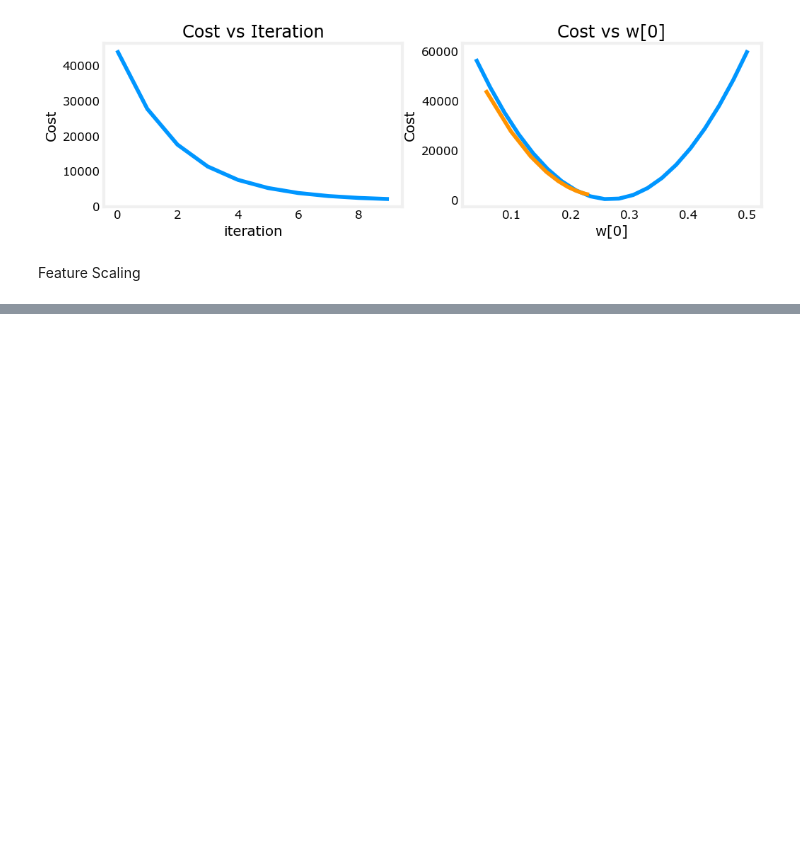
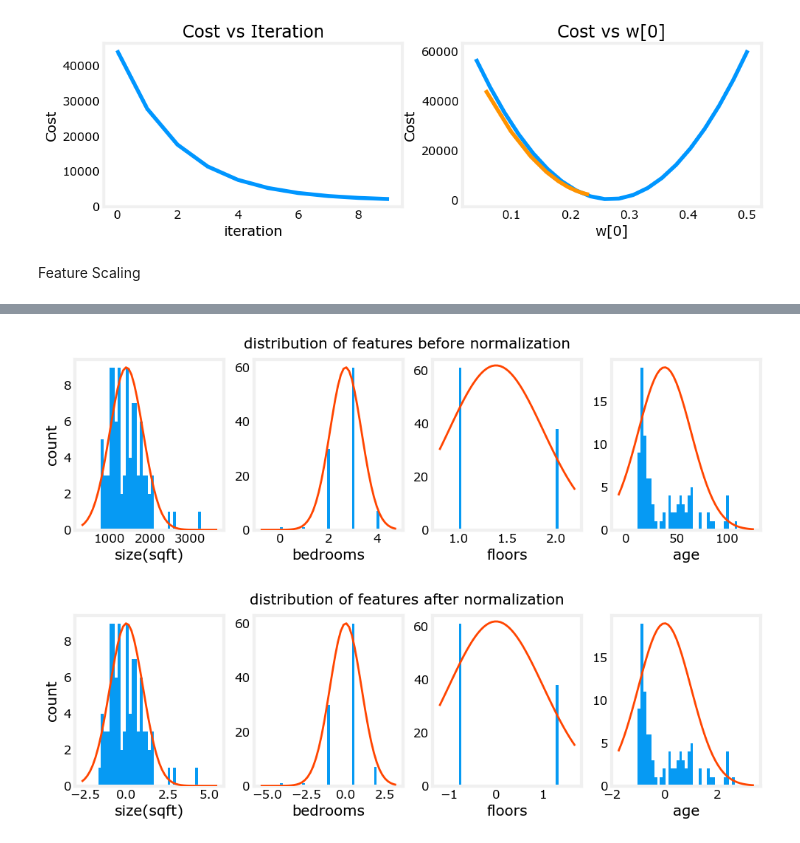
Before and after one commit to Roshanchau/learning_ML, a Jupyter notebook: supervised/4_feature_scaling_learning_rate.ipynb, the cells around one changed output, grey strips where cells are left out. Drawn from its saved outputs; the diff is of its cells as text; code cells hidden in the pictures; blank space fills up the shorter version.

```diff
--- a/supervised/4_feature_scaling_learning_rate.ipynb
+++ b/supervised/4_feature_scaling_learning_rate.ipynb
@@ -101,0 +106,10 @@ Feature Scaling
+# %%
+def zscore_normalize_features(X):
+    # find the mean of each column/feature
+    mu = np.mean(X, axis=0)
+    # find the standard deviation of each column/feature
+    sigma= np.std(X , axis=0)
+    # element-wise , subtract mu for that column from each example , divide by std for the column
+    X_norm= (X- mu)/sigma
+
+    return (X_norm , mu , sigma)
@@ -101,0 +153,19 @@ Feature Scaling
+# %%
+fig,ax=plt.subplots(1, 4, figsize=(12, 3))
+for i in range(len(ax)):
+    norm_plot(ax[i],X_train[:,i],)
+    ax[i].set_xlabel(X_features[i])
+ax[0].set_ylabel("count");
+fig.suptitle("distribution of features before normalization")
+plt.show()
+fig,ax=plt.subplots(1,4,figsize=(12,3))
+for i in range(len(ax)):
+    norm_plot(ax[i],X_norm[:,i],)
+    ax[i].set_xlabel(X_features[i])
+ax[0].set_ylabel("count");
+fig.suptitle("distribution of features after normalization")
+
+plt.show()
+# %% [output]
+[figure, added]
+[figure, added]
```
Also changed, not shown: parts of 7 cells of this notebook.
